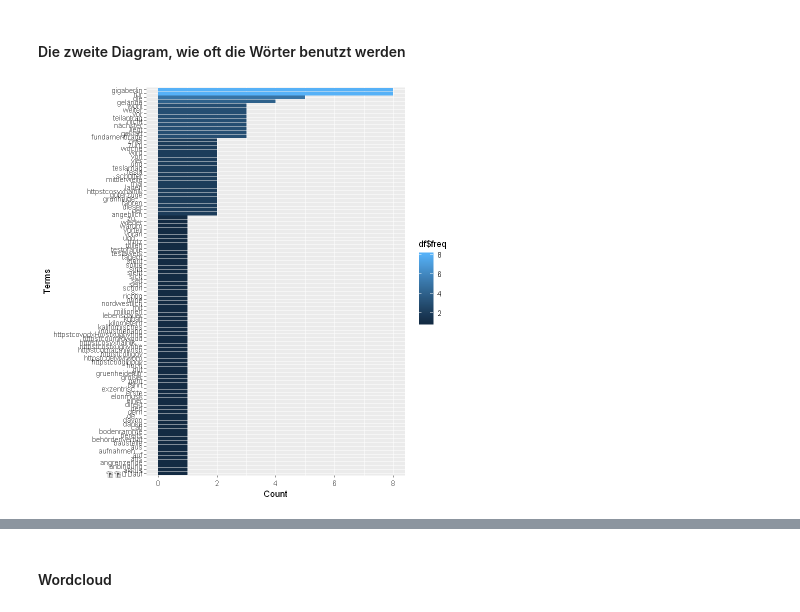
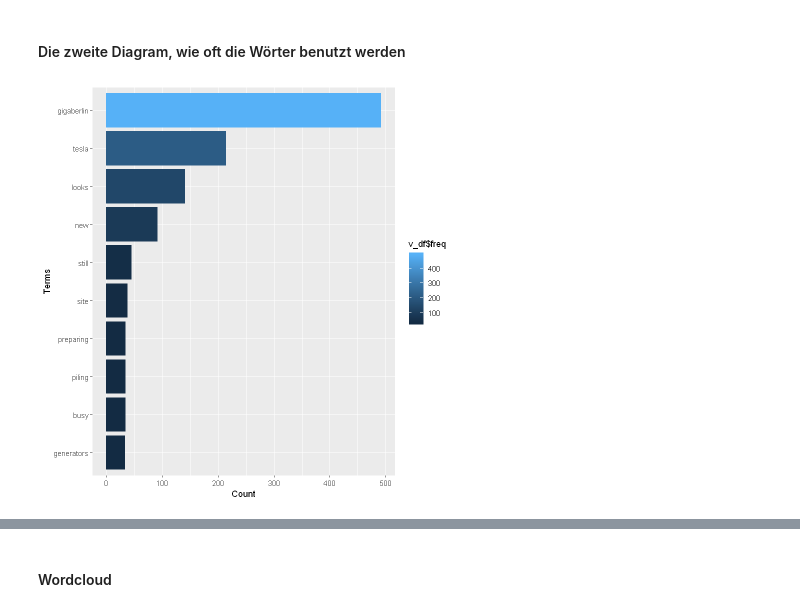
Before and after one commit to jjbous/Analyse-semi--unstrukturierter-daten, a Jupyter notebook: Praxisarbeit/Tesla(de).ipynb, the cells around one changed output, grey strips where cells are left out. Drawn from its saved outputs; the diff is of its cells as text; code cells hidden in the pictures.

```diff
--- a/Praxisarbeit/Tesla(de).ipynb
+++ b/Praxisarbeit/Tesla(de).ipynb
@@ -226,5 +166,5 @@ eine viel geringere Anzahl von Tweets in nachfolgenden Zeitintervallen ankommt.
 Aus der Verteilung geht hervor, dass die Ankunftszeitverteilung einem Poisson-Verteilungsmuster folgt und es nun möglich ist,
 die Häufigkeit des Auftretens eines Ereignisses in einem bestimmten Zeitintervall zu modellieren.
 # %%
-sorttweetsDF<-tweets_DF[order(as.integer(Datum)),]
-detach(tweets_DF)
+sorttweetsDF<-tweets_DF[order(as.integer(tweets_DF$Datum)),]
+dim(sorttweetsDF)
@@ -265,5 +181,6 @@ convert myCorpus into lowercase
 # %%
 myCorpus <- tm_map(myCorpus, content_transformer(tolower))
+myCorpus <- tm_map(myCorpus, function(x) iconv(enc2utf8(x), sub = "byte"))
 # %% [output]
 Warning message in tm_map.SimpleCorpus(myCorpus, content_transformer(tolower)):
 "transformation drops documents"
@@ -376,7 +293,3 @@ termFreq <- rowSums(as.matrix(tdm))
 df <- data.frame(term = names(termFreq), freq = termFreq)
 # %% [markdown]
 Filter
-# %%
-df <- df%>%
-  filter(str_detect(df$term, "[a-z]"))
-df
@@ -403,10 +296,12 @@ A data.frame: 100 × 2
+# %%
+v_df <- head(df,10)
 # %% [markdown]
 #### Die zweite Diagram, wie oft die Wörter benutzt werden
 # %%
-ggplot(df,aes(x = reorder(df$term, +df$freq), y = freq, fill=df$freq)) + geom_bar(stat = "identity") +
+ggplot(v_df,aes(x = reorder(v_df$term, +v_df$freq), y = freq, fill=v_df$freq)) + geom_bar(stat = "identity") +
   scale_colour_gradientn(colors = terrain.colors(10)) + xlab("Terms") + ylab("Count") + coord_flip()
 # %% [output]
-[figure, old version]
+[figure, new version]
 # %%
 m <- as.matrix(tdm)
 # %%
```
Also changed, not shown: parts of 25 cells of this notebook.
